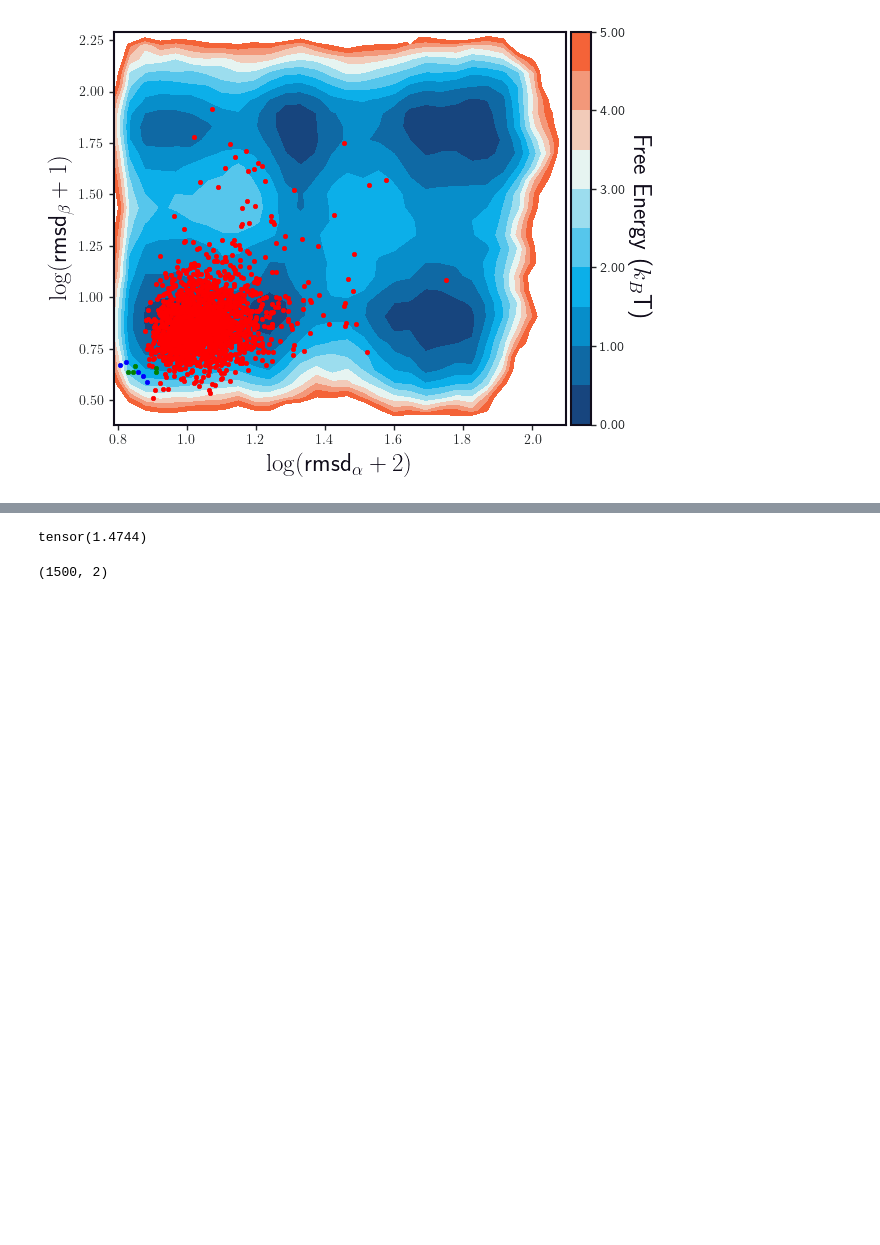
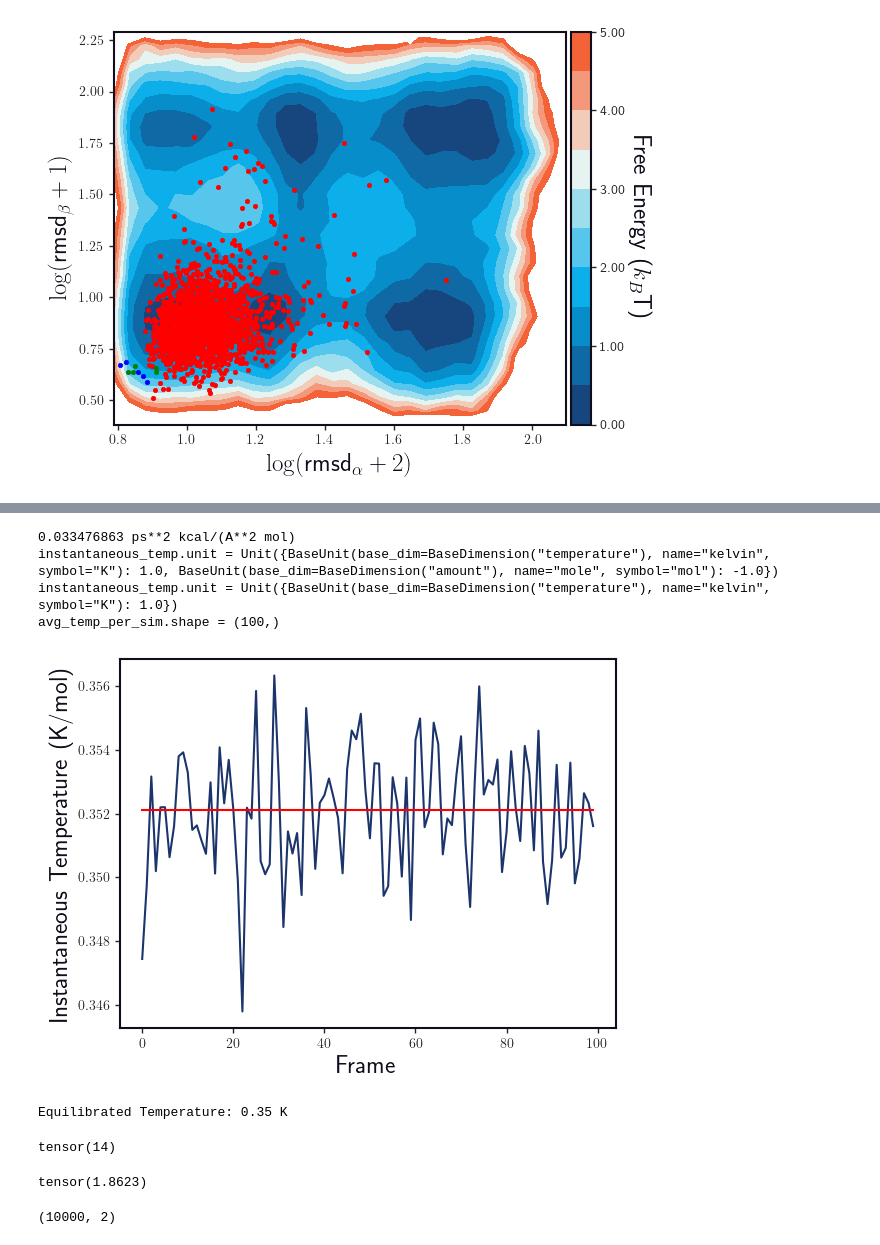
Before and after one commit to EthanZ0524/boltz-likelihoods, a Jupyter notebook: notebooks/setup_bias_force_bba.ipynb, the cells around one changed output, grey strips where cells are left out. Drawn from its saved outputs; the diff is of its cells as text; code cells hidden in the pictures; blank space fills up the shorter version.

```diff
--- a/notebooks/setup_bias_force_bba.ipynb
+++ b/notebooks/setup_bias_force_bba.ipynb
@@ -640,14 +656,56 @@ After subsampling: torch.Size([15, 100, 250, 3])
+# %%
+masses = torch.tensor(torch.load("/global/homes/d/dunne/boltz-likelihoods/masses.pt")).numpy() * unit.amu
+
+desired_mass_units = unit.kilocalories_per_mole * unit.picosecond**2 / unit.angstrom**2
+masses = masses.in_units_of(desired_mass_units)
+print(masses[0],)
+
+num_atoms = len(masses)
+sampled_velocities_np = sampled_velocities.detach().numpy() * unit.angstrom/unit.picosecond
+instantaneous_ke = 0.5 * np.sum(masses[None, None, :, None] * sampled_velocities_np**2, axis=(2,3))
+instantaneous_temp = (2.0 / (3.0 * num_atoms)) * instantaneous_ke / unit.BOLTZMANN_CONSTANT_kB
+print(f"{instantaneous_temp.unit = }")
+
+instantaneous_temp = instantaneous_temp.in_units_of(unit.kelvin / unit.moles) / unit.AVOGADRO_CONSTANT_NA
+print(f"{instantaneous_temp.unit = }")
+# print(f"{instantaneous_temp.mean() = }")
+
+avg_temp_per_sim = instantaneous_temp[10:].mean(axis=0)
+avg_temp_per_sim = avg_temp_per_sim.value_in_unit(unit.kelvin)
+
+print(f"{avg_temp_per_sim.shape = }")
+fig, ax = plt.subplots()
+# ax.plot(np.arange(num_frames), instantaneous_ke.mean(axis=1))
+ax.plot(np.arange(num_frames), instantaneous_temp.mean(axis=1))
+ax.plot(np.arange(num_frames), avg_temp_per_sim.mean() * np.ones_like(np.arange(num_frames)), color='red', label='Window 12')
+ax.set_xlabel("Frame")
+ax.set_ylabel("Instantaneous Temperature (K/mol)")
+plt.show()
+print(f"Equilibrated Temperature: {avg_temp_per_sim.mean():.2f} K")
+# %% [output]
+0.033476863 ps**2 kcal/(A**2 mol)
+instantaneous_temp.unit = Unit({BaseUnit(base_dim=BaseDimension("temperature"), name="kelvin", symbol="K"): 1.0, BaseUnit(base_dim=BaseDimension("amount"), name="mole", symbol="mol"): -1.0})
+instantaneous_temp.unit = Unit({BaseUnit(base_dim=BaseDimension("temperature"), name="kelvin", symbol="K"): 1.0})
+avg_temp_per_sim.shape = (100,)
+[figure, added]
+Equilibrated Temperature: 0.35 K
+# %%
+(sampled_forces == 0.0).sum()
+# %% [output]
+tensor(14)
 # %%
-torch.norm(sampled_positions[0,0,0,:] - sampled_positions[0,0,1,:], dim=-1)
+torch.norm(sampled_positions[-1,0,0,:] - sampled_positions[-1,0,1,:], dim=-1)
 # %% [output]
-tensor(1.4744)
+tensor(1.8623)
 # %%
+traj_progress = repeat(torch.arange(sampled_positions.shape[0]) / sampled_positions.shape[0], "frame -> frame window", window=sampled_positions.shape[1])
+traj_progress = rearrange(traj_progress, "frame window -> (frame window)")
 sampled_rcs = get_bba_rc(rearrange(sampled_positions, "frame window atom dim -> (frame window) atom dim"),
                  diffusion_structures.topology)
 # sampled_rcs = rearrange(sampled_rcs, "(frame window) dim -> frame window dim", frame=num_frames)
 print(sampled_rcs.shape)
 # %% [output]
-(1500, 2)
+(10000, 2)
 # %%
 init_z, init_rc1_edge, init_rc2_edge = np.histogram2d(cv[:, 0],
                                                       cv[:, 1],
```
Also changed, not shown: parts of 17 cells of this notebook, 1 other file.
